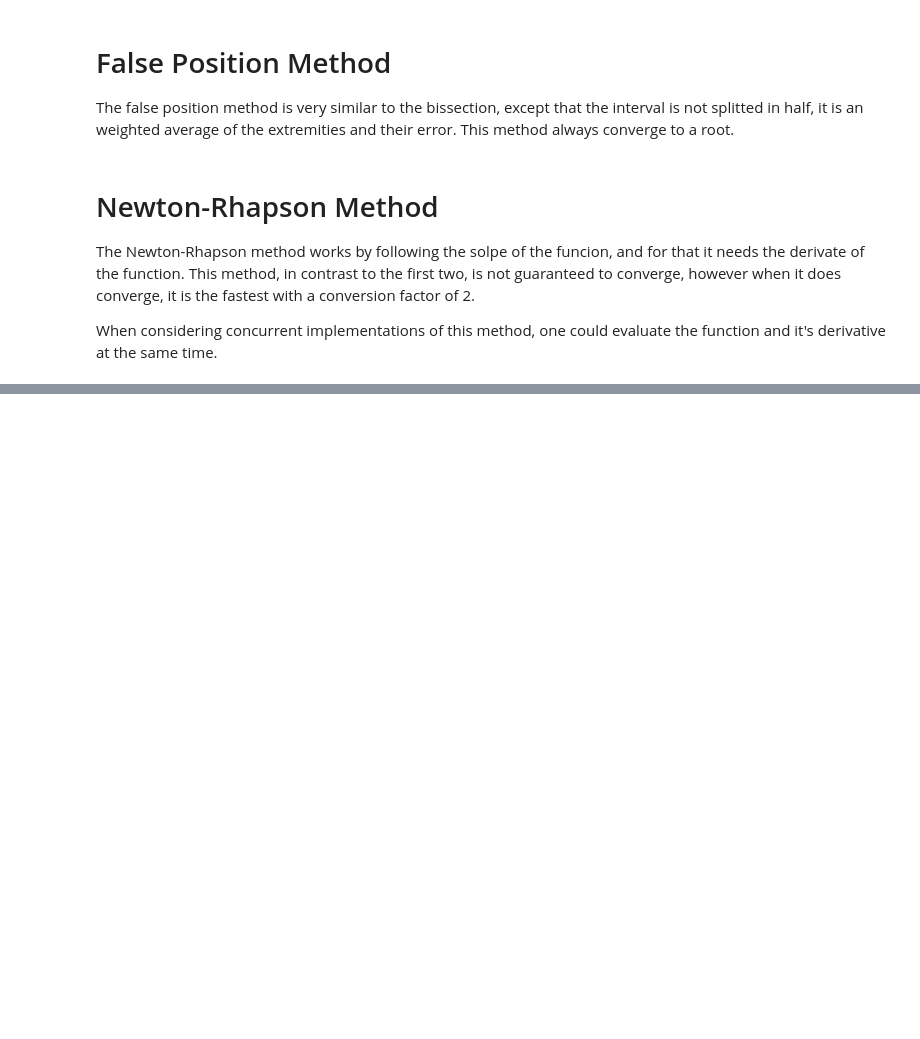
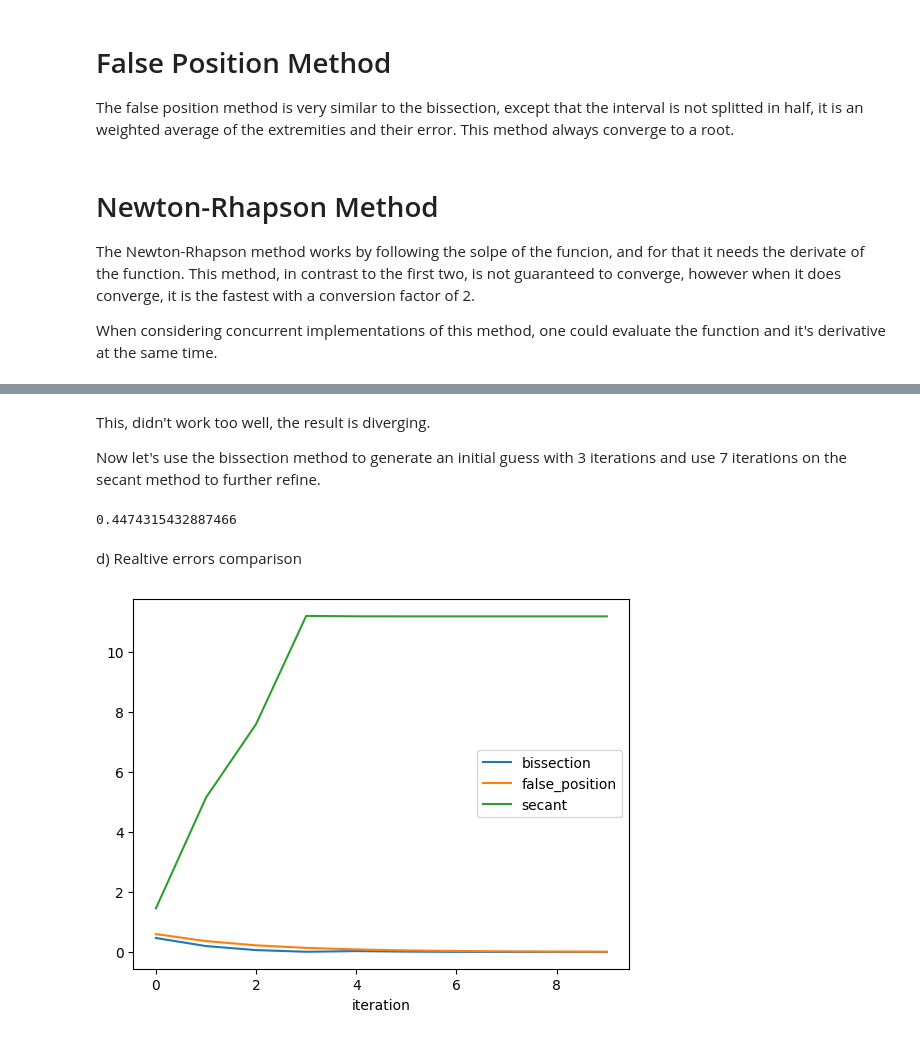
Before and after one commit to JelsonRodrigues/numeric_calculus, a Jupyter notebook: src/reports/1/book.ipynb, the cells around one changed output, grey strips where cells are left out. Saved outputs shown, nothing was run; the diff lists cells and outputs as text; code cells hidden in the pictures; blank space fills up the shorter version.

```diff
--- a/src/reports/1/book.ipynb
+++ b/src/reports/1/book.ipynb
@@ -17,7 +17,7 @@ def bissection(
       a: float,
       b: float,
       tol: float,
-      iterations:int
+      iterations:int = 0
       ) -> float:
     if iterations < 0:
       raise ValueError("Iterations cannot be less than 0")
@@ -44,7 +44,7 @@ def false_position(
     a : float,
     b : float,
     tol : float,
-    iterations:int
+    iterations:int = 0
     ) -> float:
     if iterations < 0:
       raise ValueError("Iterations cannot be less than 0")
@@ -179,0 +96,9 @@ secant = 2.2360688956392814, newton = 2.2360688956433634, abs dif = 0.0000000000
+# %%
+def secant_method(
+    f: Callable[[float], float],
+    guess: float,
+    tol: float,
+    iterations: int = 0
+  ) -> float:
+  df_approximation = lambda x: (f(x + 1e-7) - f(x - 1e-7)) / 2e-7
+  return newton_rhapson_method(f, df_approximation, guess, tol, iterations)
@@ -179,0 +171,66 @@ secant = 2.2360688956392814, newton = 2.2360688956433634, abs dif = 0.0000000000
+# %% [markdown]
+This, didn't work too well, the result is diverging.
+
+Now let's use the bissection method to generate an initial guess with 3 iterations and use 7 iterations on the secant method to further refine.
+# %%
+bissection_iterations = 3
+
+initial_guess = bissection(fun, x_0, x_1, 0.0, bissection_iterations)
+secant_method(fun, initial_guess, 0.0, iterations - bissection_iterations)
+# %% [output]
+0.4474315432887466
+# %% [markdown]
+d) Realtive errors comparison
+# %%
+absolute_errors = []
+relative_errors = []
+
+# bissection vars
+b_a = x_0
+b_b = x_1
+
+# false position vars
+f_a = x_0
+f_b = x_1
+
+# secant vars
+s_guess = 0.5 * (x_0 + x_1)
+
+for it in range(iterations):
+  b_zero = bissection(fun, b_a, b_b, 0.0)
+  f_zero = false_position(fun, f_a, f_b, 0.0)
+  s_zero = secant_method(fun, s_guess, 0.0)
+
+  absolute_errors.append({
+    "iteration": it,
+    "bissection": abs(b_zero - real_zero),
+    "false_position": abs(f_zero - real_zero),
+    "secant": abs(s_zero - real_zero)
+  })
+
+  relative_errors.append({
+    "iteration": it,
+    "bissection": abs(b_zero - real_zero) / abs(real_zero),
+    "false_position": abs(f_zero - real_zero) / abs(real_zero),
+    "secant": abs(s_zero - real_zero) / abs(real_zero)
+  })
+
+  # update the vars for next iteration
+  s_guess = s_zero
+
+  if fun(b_a) * fun(b_zero) < 0:
+    b_b = b_zero
+  else:
+    b_a = b_zero
+
+  if fun(f_a) * fun(f_zero) < 0:
+    f_b = f_zero
+  else:
+    f_a = f_zero
+
+# plot relative error
+df = pd.DataFrame(data=relative_errors)
+df.plot(kind="line", x="iteration", y=["bissection", "false_position", "secant"])
+plt.show()
+# %% [output]
+[figure, added]
```
Also changed, not shown: parts of 70 cells of this notebook.
